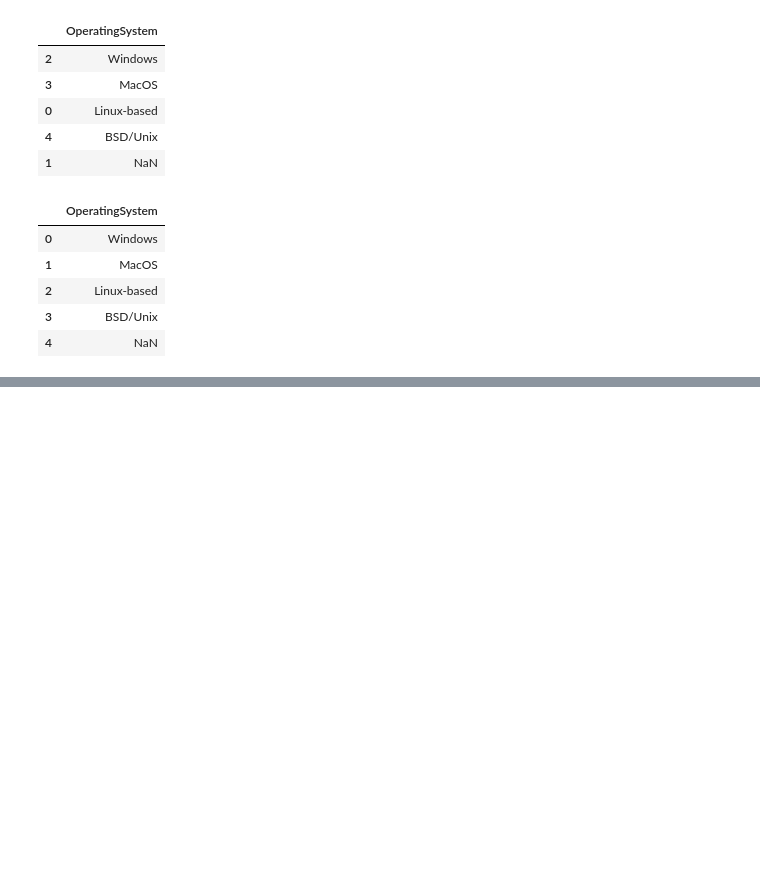
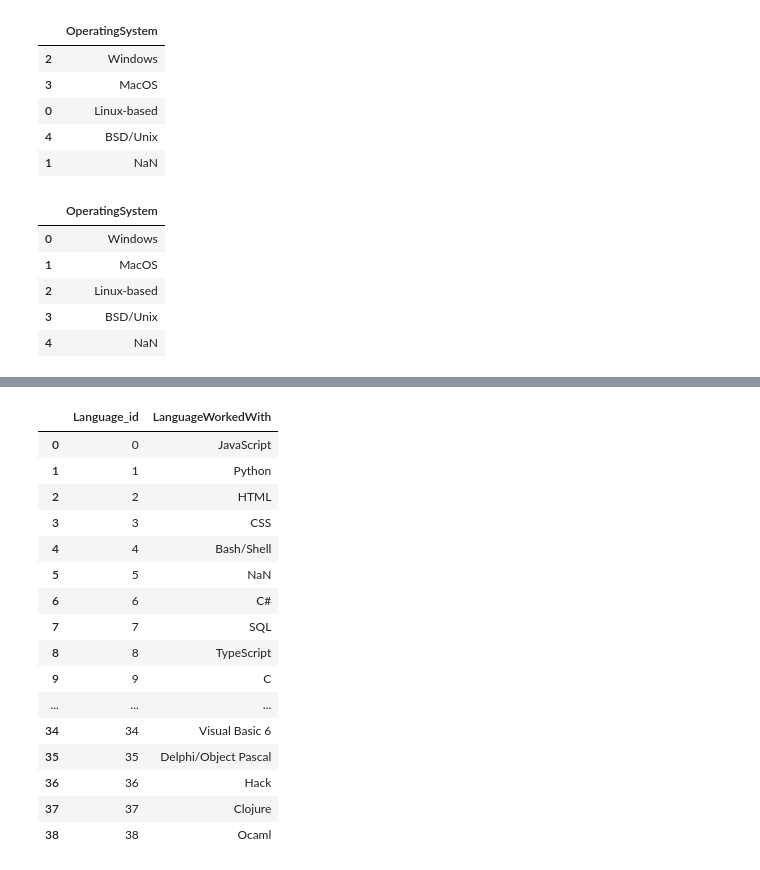
Before and after one commit to hbatistuzzo/Ironhack-FinalProject, a Jupyter notebook: case_AME.ipynb, the cells around one changed output, grey strips where cells are left out. Drawn from its saved outputs; the diff is of its cells as text; code cells hidden in the pictures; blank space fills up the shorter version.

```diff
--- a/case_AME.ipynb
+++ b/case_AME.ipynb
@@ -287,2 +300,2 @@ data['LanguageWorkedWith'] = data['LanguageWorkedWith'].str.split(';')
 # %%
-data[['Respondent','LanguageWorkedWith']].explode('LanguageWorkedWith')
+languages = data[['Respondent','LanguageWorkedWith']].explode('LanguageWorkedWith')
@@ -534,0 +571,4 @@ OS
+# %%
+# Now for Resp_use_language
+language = pd.DataFrame(languages['LanguageWorkedWith'].unique(),columns=['LanguageWorkedWith'])
+language.head(10) #puts como que eu faço pra jogar o nan pro final?
@@ -534,0 +587,23 @@ OS
+# %%
+language = language.reset_index()
+language = language.rename(columns = {'index':'Language_id'})
+
+language # done! Now to create a table with respondent and language_id
+# %% [output]
+|  | Language_id | LanguageWorkedWith |
+| 0 | 0 | JavaScript |
+| 1 | 1 | Python |
+| 2 | 2 | HTML |
+| 3 | 3 | CSS |
+| 4 | 4 | Bash/Shell |
+| 5 | 5 | NaN |
+| 6 | 6 | C# |
+| 7 | 7 | SQL |
+| 8 | 8 | TypeScript |
+| 9 | 9 | C |
+| ... | ... | ... |
+| 34 | 34 | Visual Basic 6 |
+| 35 | 35 | Delphi/Object Pascal |
+| 36 | 36 | Hack |
+| 37 | 37 | Clojure |
+| 38 | 38 | Ocaml |
```
Also changed, not shown: parts of 23 cells of this notebook.
